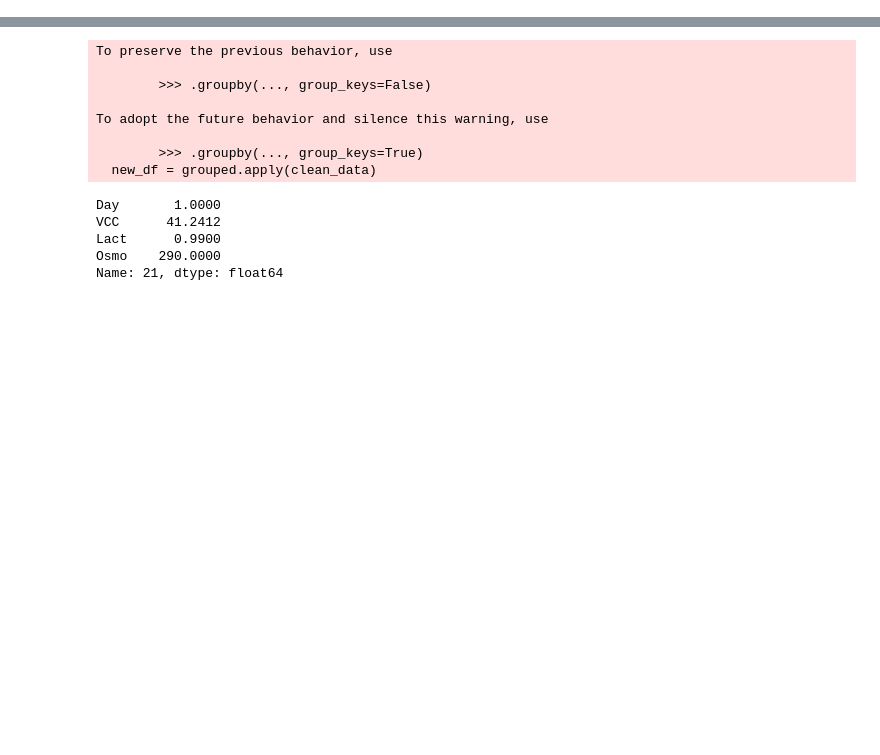
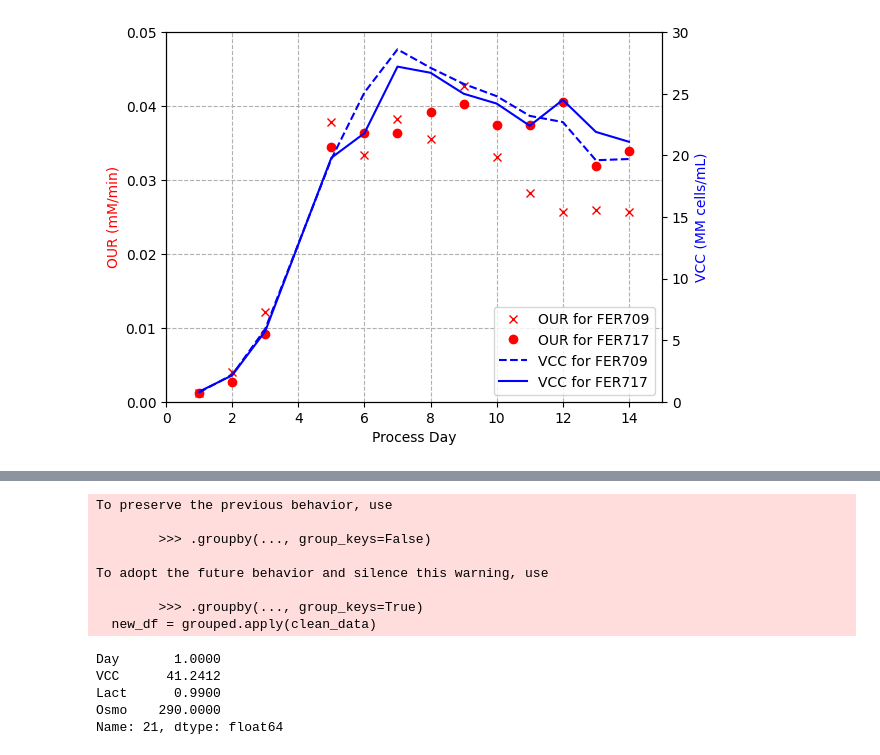
Before and after one commit to zhatz111/state-space-mpc, a Jupyter notebook: notebooks/testbook.ipynb, the cells around one changed output, grey strips where cells are left out. Drawn from its saved outputs; the diff is of its cells as text; code cells hidden in the pictures; blank space fills up the shorter version.

Commit message:
Large Update
I feel like i haven't updated this repository in a while so I want to commit these changes before it's too late!

```diff
--- a/notebooks/testbook.ipynb
+++ b/notebooks/testbook.ipynb
@@ -15,0 +13,2 @@ from scipy.signal import savgol_filter
+# %%
+our_data = pd.read_clipboard()
@@ -15,0 +24,24 @@ from scipy.signal import savgol_filter
+# %%
+fig, ax = plt.subplots()
+ax2 = ax.twinx()
+r709 = our_data[our_data["Reactor"]==709]
+r717 = our_data[our_data["Reactor"]==717]
+# plt.plot(r709['Process Day'], r709['csOUR (pmol/(cell*day)'],"ro-", label="csOUR for FER709")
+# plt.plot(r717['Process Day'], r717['csOUR (pmol/(cell*day)'],"bo-", label="csOUR for FER717")
+lns1=ax.plot(r709['Process Day'], r709['OUR (mM/min)'],"rx", label="OUR for FER709")
+lns2=ax.plot(r717['Process Day'], r717['OUR (mM/min)'],"ro", label="OUR for FER717")
+lns3=ax2.plot(r709['Process Day'], r709['Cell Count (MM/mL)'],"b--", label="VCC for FER709")
+lns4=ax2.plot(r717['Process Day'], r717['Cell Count (MM/mL)'],"b-", label="VCC for FER717")
+plt.xlim(0,15)
+ax.set_ylim(0,0.05)
+ax2.set_ylim(0,30)
+ax.set_xlabel('Process Day')
+ax.set_ylabel('OUR (mM/min)', color='r')
+ax2.set_ylabel('VCC (MM cells/mL)', color='b')
+# added these three lines
+lns = lns1+lns2+lns3+lns4
+labs = [l.get_label() for l in lns]
+ax.legend(lns, labs, loc=0)
+ax.grid(linestyle='--')
+# %% [output]
+[figure, added]
```
Also changed, not shown: parts of 9 cells of this notebook, 15 other files.
